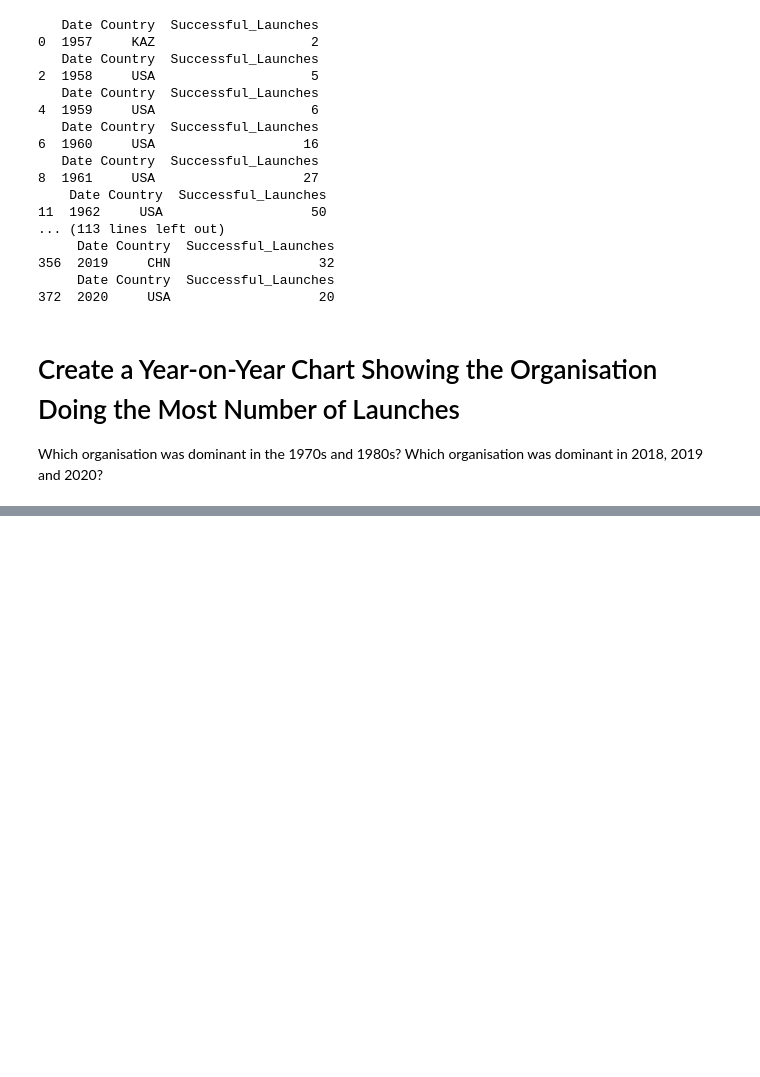
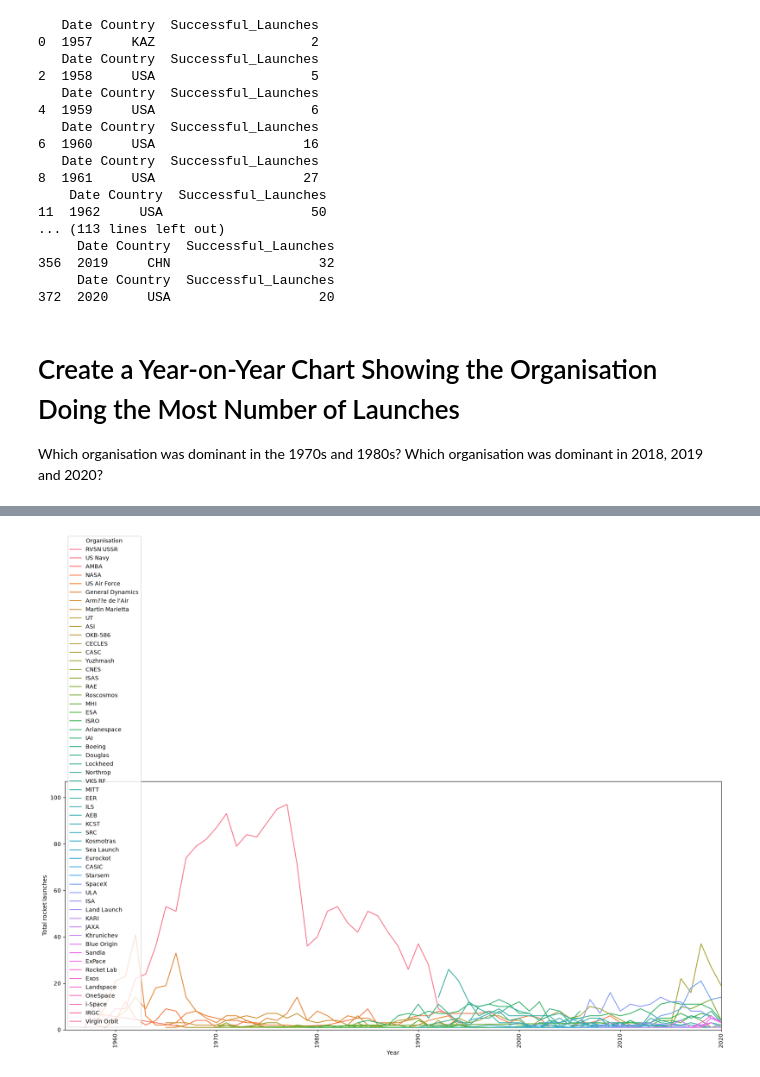
Before and after one commit to Archie-jpg/Space-Race-Analysis, a Jupyter notebook: Space_Missions_Analysis.ipynb, the cells around one changed output, grey strips where cells are left out. Saved outputs shown, nothing was run; the diff lists cells and outputs as text; code cells hidden in the pictures; blank space fills up the shorter version.

```diff
--- a/Space_Missions_Analysis.ipynb
+++ b/Space_Missions_Analysis.ipynb
@@ -864,3 +864,5 @@ for year in range(1957, 2021):
 # Create a Year-on-Year Chart Showing the Organisation Doing the Most Number of Launches
 
 Which organisation was dominant in the 1970s and 1980s? Which organisation was dominant in 2018, 2019 and 2020?
+# %%
+launches_per_company_per_year = df_clean.groupby([df_clean["Date"].dt.year, "Organisation"]).Mission_Status.agg(Launches="count").reset_index()
@@ -866,0 +884,10 @@ Which organisation was dominant in the 1970s and 1980s? Which organisation was d
+# %%
+plt.figure(figsize=(21,8))
+ax = sns.lineplot(data=launches_per_company_per_year, x=launches_per_company_per_year["Date"], y="Launches", hue="Organisation")
+ax.yaxis.set_label_text("Total rocket launches")
+ax.set_ylim(bottom=0, top=launches_per_company_per_year["Launches"].max() + 10)
+ax.xaxis.set_label_text("Year")
+ax.set_xlim(left=1955, right=2020)
+ax.tick_params(axis="x", labelrotation=90)
+# %% [output]
+[figure, added]
```
Also changed, not shown: parts of 1 cell of this notebook.
